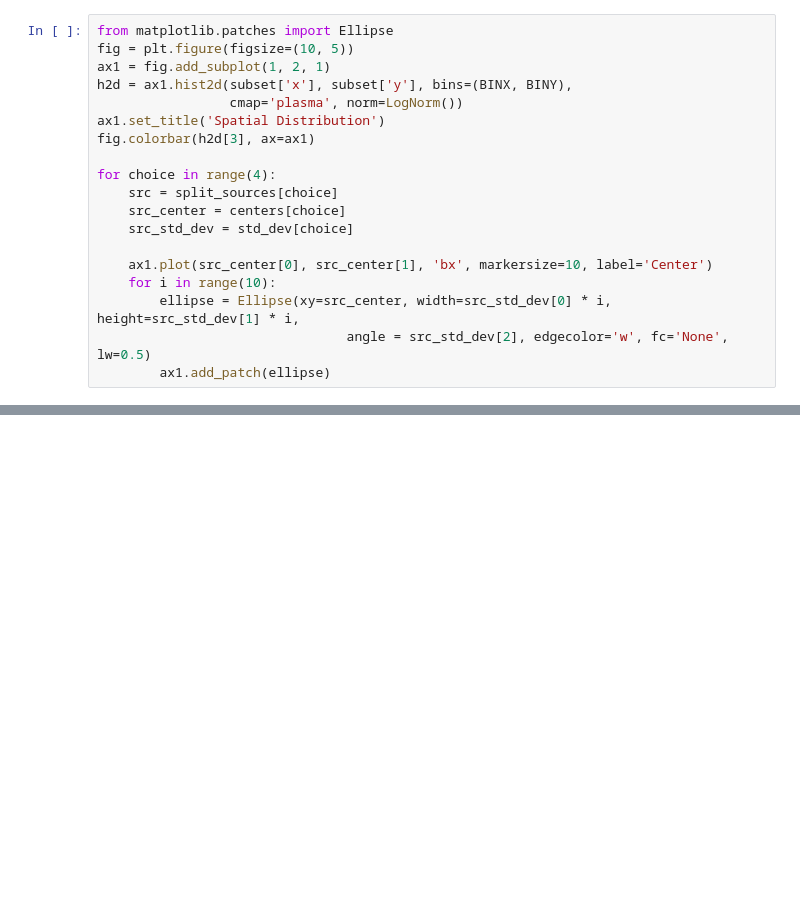
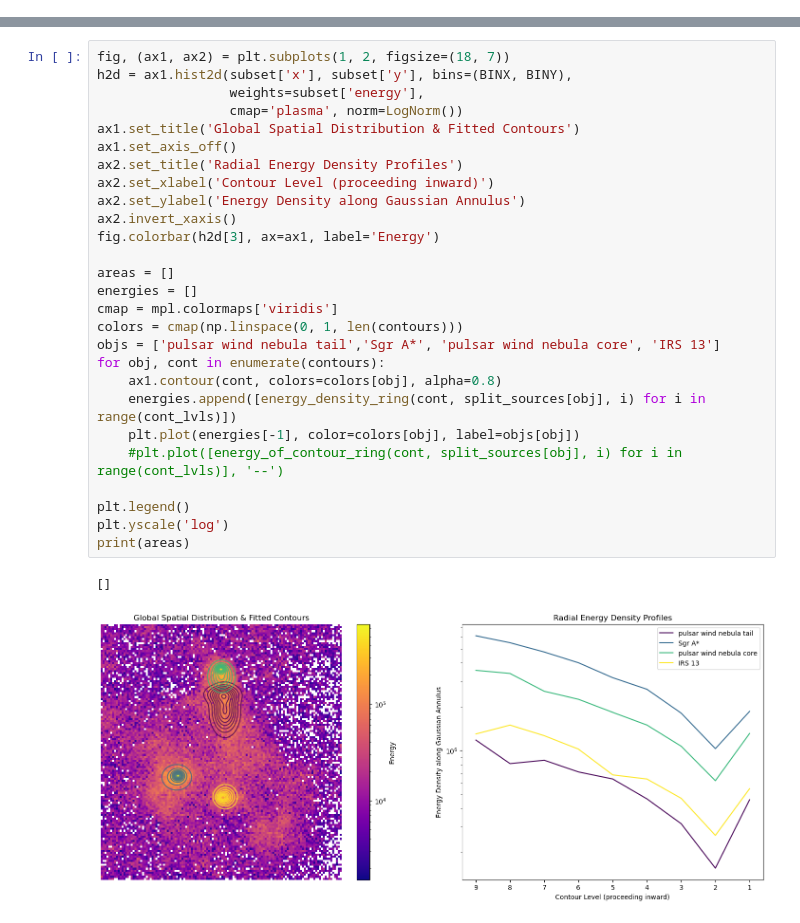
Before and after one commit to star-skelly/dogs_source_separation, a Jupyter notebook: scientific_analysis.ipynb, the cells around one changed output, grey strips where cells are left out. Saved outputs shown, nothing was run; the diff lists cells and outputs as text; blank space fills up the shorter version.

Commit message:
2d contour fit init w gmm result

```diff
--- a/scientific_analysis.ipynb
+++ b/scientific_analysis.ipynb
@@ -450,19 +107,0 @@ from matplotlib.path import Path
-# %%
-from matplotlib.patches import Ellipse
-fig = plt.figure(figsize=(10, 5))
-ax1 = fig.add_subplot(1, 2, 1)
-h2d = ax1.hist2d(subset['x'], subset['y'], bins=(BINX, BINY),
-                 cmap='plasma', norm=LogNorm())
-ax1.set_title('Spatial Distribution')
-fig.colorbar(h2d[3], ax=ax1)
-
-for choice in range(4):
-    src = split_sources[choice]
-    src_center = centers[choice]
-    src_std_dev = std_dev[choice]
-
-    ax1.plot(src_center[0], src_center[1], 'bx', markersize=10, label='Center')
-    for i in range(10):
-        ellipse = Ellipse(xy=src_center, width=src_std_dev[0] * i, height=src_std_dev[1] * i,
-                                angle = src_std_dev[2], edgecolor='w', fc='None', lw=0.5)
-        ax1.add_patch(ellipse)
@@ -616,0 +168,30 @@ See the caveats in the documentation: https://pandas.pydata.org/pandas-docs/stab
+# %%
+fig, (ax1, ax2) = plt.subplots(1, 2, figsize=(18, 7))
+h2d = ax1.hist2d(subset['x'], subset['y'], bins=(BINX, BINY),
+                 weights=subset['energy'],
+                 cmap='plasma', norm=LogNorm())
+ax1.set_title('Global Spatial Distribution & Fitted Contours')
+ax1.set_axis_off()
+ax2.set_title('Radial Energy Density Profiles')
+ax2.set_xlabel('Contour Level (proceeding inward)')
+ax2.set_ylabel('Energy Density along Gaussian Annulus')
+ax2.invert_xaxis()
+fig.colorbar(h2d[3], ax=ax1, label='Energy')
+
+areas = []
+energies = []
+cmap = mpl.colormaps['viridis']
+colors = cmap(np.linspace(0, 1, len(contours)))
+objs = ['pulsar wind nebula tail','Sgr A*', 'pulsar wind nebula core', 'IRS 13']
+for obj, cont in enumerate(contours):
+    ax1.contour(cont, colors=colors[obj], alpha=0.8)
+    energies.append([energy_density_ring(cont, split_sources[obj], i) for i in range(cont_lvls)])
+    plt.plot(energies[-1], color=colors[obj], label=objs[obj])
+    #plt.plot([energy_of_contour_ring(cont, split_sources[obj], i) for i in range(cont_lvls)], '--')
+
+plt.legend()
+plt.yscale('log')
+print(areas)
+# %% [output]
+[]
+[figure, added]
```
Also changed, not shown: parts of 13 cells of this notebook, 1 other file.
